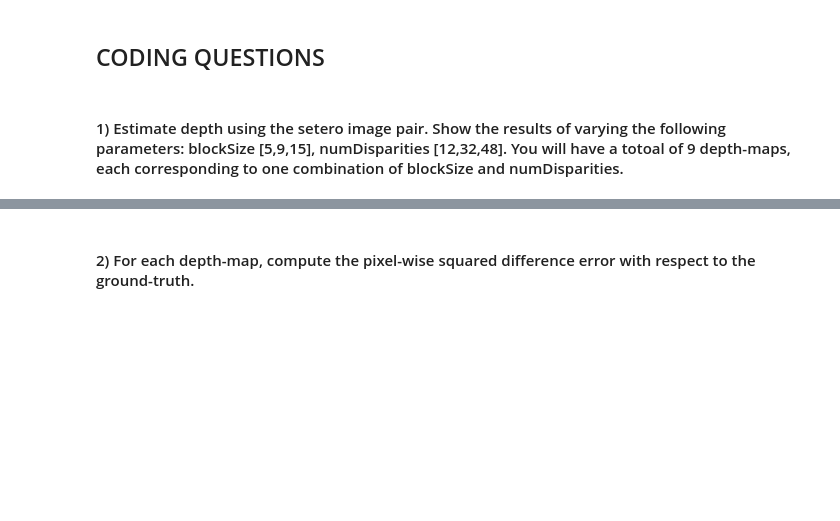
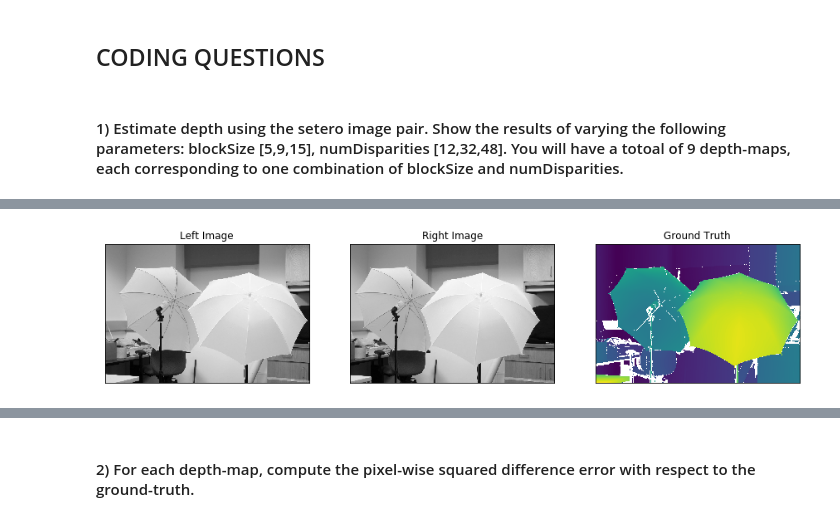
Before and after one commit to FilipBernevec/ecse-415, a Jupyter notebook: assignment3/Depth_Estimation.ipynb, the cells around one changed output, grey strips where cells are left out. Cells and saved outputs as stored; diff of their text form; code cells hidden in the pictures; blank space fills up the shorter version.

```diff
--- a/assignment3/Depth_Estimation.ipynb
+++ b/assignment3/Depth_Estimation.ipynb
@@ -59,0 +5,98 @@ plt.show()
+# %%
+#imports
+import sys
+import re
+from struct import *
+import numpy as np
+from matplotlib import pyplot as plt
+import cv2
+import math
+
+# function to read pfm files
+def read_pfm(file):
+    # Adopted from https://stackoverflow.com/questions/37073108/how-to-read-pfm-files-provided-with-middlebury-dataset?rq=1
+    with open(file, "rb") as f:
+        # Line 1: PF=>RGB (3 channels), Pf=>Greyscale (1 channel)
+        type = f.readline().decode('latin-1')
+        if "PF" in type:
+            channels = 3
+        elif "Pf" in type:
+            channels = 1
+        else:
+            sys.exit(1)
+        # Line 2: width height
+        line = f.readline().decode('latin-1')
+        width, height = re.findall('\d+', line)
+        width = int(width)
+        height = int(height)
+
+        # Line 3: +ve number means big endian, negative means little endian
+        line = f.readline().decode('latin-1')
+        BigEndian = True
+        if "-" in line:
+            BigEndian = False
+        # Slurp all binary data
+        samples = width * height * channels;
+        buffer = f.read(samples * 4)
+        # Unpack floats with appropriate endianness
+        if BigEndian:
+            fmt = ">"
+        else:
+            fmt = "<"
+        fmt = fmt + str(samples) + "f"
+        img = unpack(fmt, buffer)
+        img = np.flipud(np.array(img).reshape(height, width))
+    return img
+
+# load left and right images and ground truth
+imgL = cv2.imread('img0.png', cv2.IMREAD_GRAYSCALE)
+imgR = cv2.imread('img1.png', cv2.IMREAD_GRAYSCALE)
+ground = read_pfm('disp0.pfm')
+
+# resize images for fast processing
+imgL = cv2.resize(imgL, None, fx=0.3, fy=0.3)
+imgR = cv2.resize(imgR, None, fx=0.3, fy=0.3)
+ground = cv2.resize(ground, None, fx=0.3, fy=0.3)
+
+def computeDisparity(numdisp, blocksize):
+    copyL = imgL.copy()
+    copyR = imgR.copy()
+    stereo = cv2.StereoBM_create(numDisparities=numdisp, blockSize=blocksize)
+    disparity = stereo.compute(imgL, imgR)
+
+    return disparity
+
+img1 = computeDisparity(16,5)
+img2 = computeDisparity(16,9)
+img3 = computeDisparity(16,15)
+img4 = computeDisparity(32,5)
+img5 = computeDisparity(32,9)
+img6 = computeDisparity(32,15)
+img7 = computeDisparity(48,5)
+img8 = computeDisparity(48,9)
+img9 = computeDisparity(48,15)
+
+# display original images
+plt.figure(figsize=(15,15))
+plt.subplot(131), plt.imshow(imgL, cmap="gray"),plt.title("Left Image"), plt.xticks([]), plt.yticks([])
+plt.subplot(132), plt.imshow(imgR, cmap="gray"),plt.title("Right Image"), plt.xticks([]), plt.yticks([])
+plt.subplot(133), plt.imshow(ground),plt.title("Ground Truth"), plt.xticks([]), plt.yticks([])
+
+# display disparity images
+plt.figure(figsize=(15,15))
+plt.subplot(131), plt.imshow(img1, cmap="gray"),plt.title("numDisparity 16, blockSize 5"), plt.xticks([]), plt.yticks([])
+plt.subplot(132), plt.imshow(img2, cmap="gray"),plt.title("numDisparity 16, blockSize 9"), plt.xticks([]), plt.yticks([])
+plt.subplot(133), plt.imshow(img3, cmap="gray"),plt.title("numDisparity 16, blockSize 15"), plt.xticks([]), plt.yticks([])
+
+plt.figure(figsize=(15,15))
+plt.subplot(131), plt.imshow(img4, cmap="gray"),plt.title("numDisparity 32, blockSize 5"), plt.xticks([]), plt.yticks([])
+plt.subplot(132), plt.imshow(img5, cmap="gray"),plt.title("numDisparity 32, blockSize 9"), plt.xticks([]), plt.yticks([])
+plt.subplot(133), plt.imshow(img6, cmap="gray"),plt.title("numDisparity 32, blockSize 15"), plt.xticks([]), plt.yticks([])
+
+plt.figure(figsize=(15,15))
+plt.subplot(131), plt.imshow(img7, cmap="gray"),plt.title("numDisparity 48, blockSize 5"), plt.xticks([]), plt.yticks([])
+plt.subplot(132), plt.imshow(img8, cmap="gray"),plt.title("numDisparity 48, blockSize 9"), plt.xticks([]), plt.yticks([])
+plt.subplot(133), plt.imshow(img9, cmap="gray"),plt.title("numDisparity 48, blockSize 15"), plt.xticks([]), plt.yticks([])
+plt.show()
+# %% [output]
+[figure, added]
```
Also changed, not shown: parts of 7 cells of this notebook, 19 other files.
